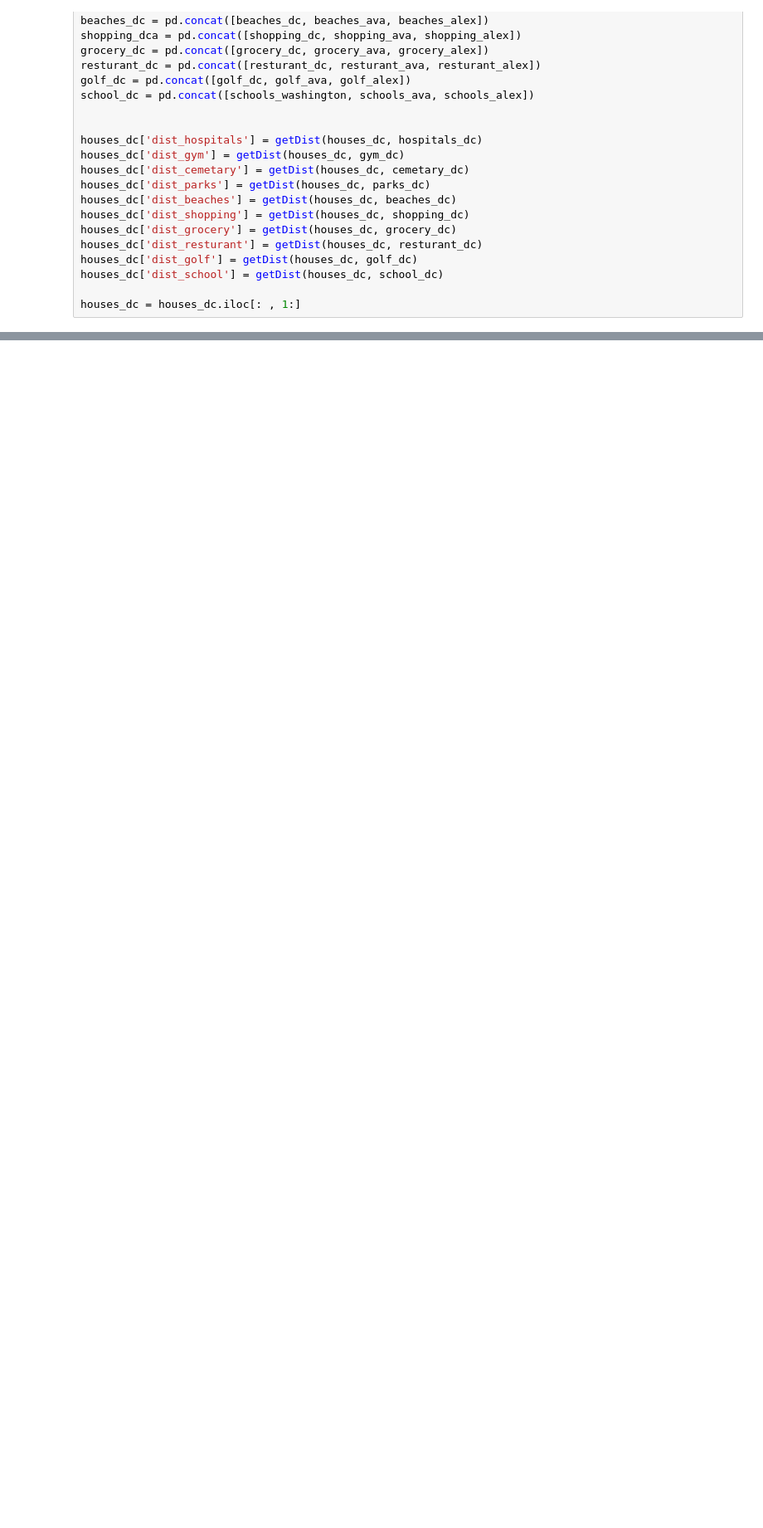
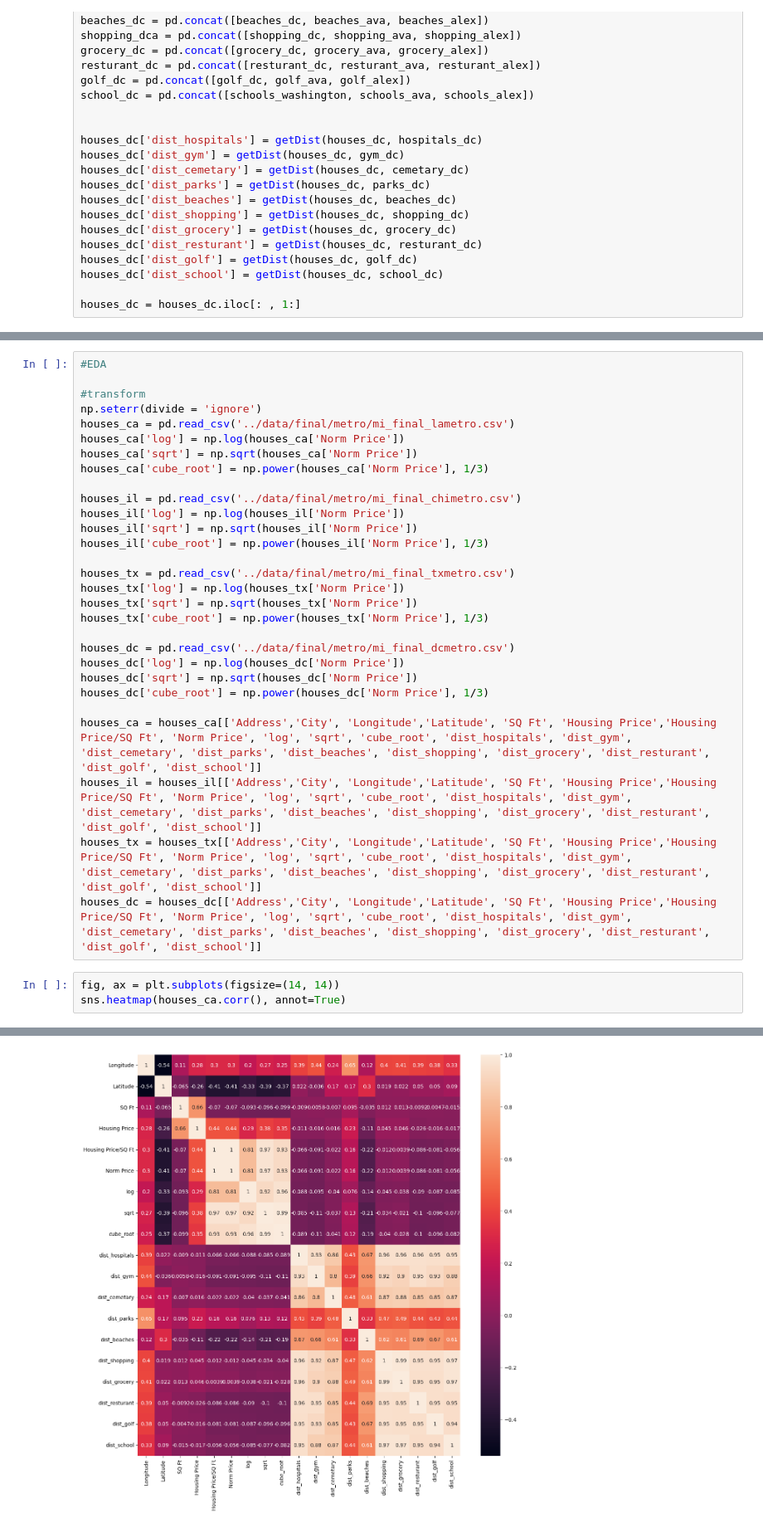
Before and after one commit to jefflee702/Analysis-of-the-Effects-of-Location-on-House-Pricing, a Jupyter notebook: code/main.ipynb, the cells around one changed output, grey strips where cells are left out. Shown at 83% size. Saved outputs shown, nothing was run; the diff lists cells and outputs as text; blank space fills up the shorter version.

```diff
--- a/code/main.ipynb
+++ b/code/main.ipynb
@@ -480,0 +518,33 @@ houses_dc.to_csv("mi_final_dcmetro.csv")
+# %%
+#EDA
+
+#transform
+np.seterr(divide = 'ignore')
+houses_ca = pd.read_csv('../data/final/metro/mi_final_lametro.csv')
+houses_ca['log'] = np.log(houses_ca['Norm Price'])
+houses_ca['sqrt'] = np.sqrt(houses_ca['Norm Price'])
+houses_ca['cube_root'] = np.power(houses_ca['Norm Price'], 1/3)
+
+houses_il = pd.read_csv('../data/final/metro/mi_final_chimetro.csv')
+houses_il['log'] = np.log(houses_il['Norm Price'])
+houses_il['sqrt'] = np.sqrt(houses_il['Norm Price'])
+houses_il['cube_root'] = np.power(houses_il['Norm Price'], 1/3)
+
+houses_tx = pd.read_csv('../data/final/metro/mi_final_txmetro.csv')
+houses_tx['log'] = np.log(houses_tx['Norm Price'])
+houses_tx['sqrt'] = np.sqrt(houses_tx['Norm Price'])
+houses_tx['cube_root'] = np.power(houses_tx['Norm Price'], 1/3)
+
+houses_dc = pd.read_csv('../data/final/metro/mi_final_dcmetro.csv')
+houses_dc['log'] = np.log(houses_dc['Norm Price'])
+houses_dc['sqrt'] = np.sqrt(houses_dc['Norm Price'])
+houses_dc['cube_root'] = np.power(houses_dc['Norm Price'], 1/3)
+
+houses_ca = houses_ca[['Address','City', 'Longitude','Latitude', 'SQ Ft', 'Housing Price','Housing Price/SQ Ft', 'Norm Price', 'log', 'sqrt', 'cube_root', 'dist_hospitals', 'dist_gym', 'dist_cemetary', 'dist_parks', 'dist_beaches', 'dist_shopping', 'dist_grocery', 'dist_resturant', 'dist_golf', 'dist_school']]
+houses_il = houses_il[['Address','City', 'Longitude','Latitude', 'SQ Ft', 'Housing Price','Housing Price/SQ Ft', 'Norm Price', 'log', 'sqrt', 'cube_root', 'dist_hospitals', 'dist_gym', 'dist_cemetary', 'dist_parks', 'dist_beaches', 'dist_shopping', 'dist_grocery', 'dist_resturant', 'dist_golf', 'dist_school']]
+houses_tx = houses_tx[['Address','City', 'Longitude','Latitude', 'SQ Ft', 'Housing Price','Housing Price/SQ Ft', 'Norm Price', 'log', 'sqrt', 'cube_root', 'dist_hospitals', 'dist_gym', 'dist_cemetary', 'dist_parks', 'dist_beaches', 'dist_shopping', 'dist_grocery', 'dist_resturant', 'dist_golf', 'dist_school']]
+houses_dc = houses_dc[['Address','City', 'Longitude','Latitude', 'SQ Ft', 'Housing Price','Housing Price/SQ Ft', 'Norm Price', 'log', 'sqrt', 'cube_root', 'dist_hospitals', 'dist_gym', 'dist_cemetary', 'dist_parks', 'dist_beaches', 'dist_shopping', 'dist_grocery', 'dist_resturant', 'dist_golf', 'dist_school']]
+# %%
+fig, ax = plt.subplots(figsize=(14, 14))
+sns.heatmap(houses_ca.corr(), annot=True)
+# %% [output]
@@ -480,0 +552 @@ houses_dc.to_csv("mi_final_dcmetro.csv")
+[figure, added]
```
Also changed, not shown: parts of 20 cells of this notebook, 3 other files.
